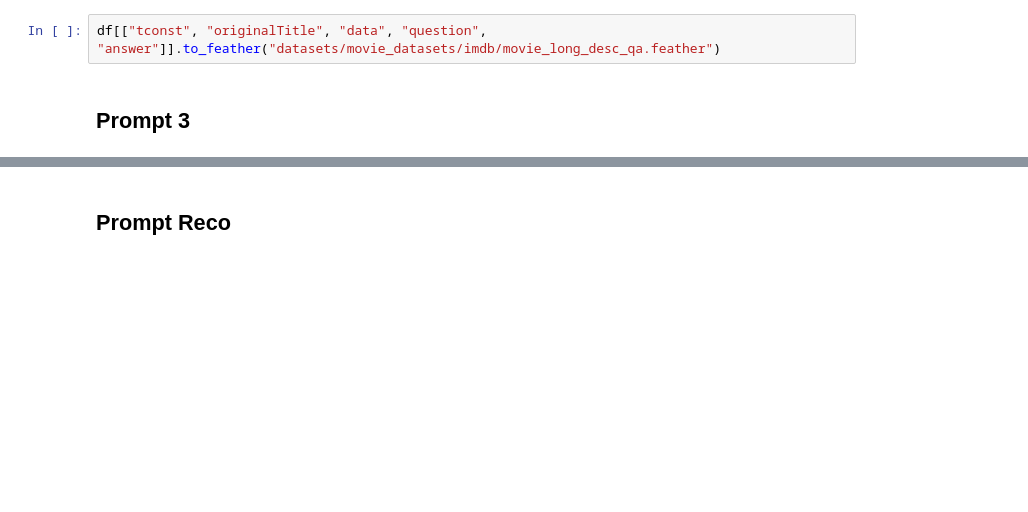
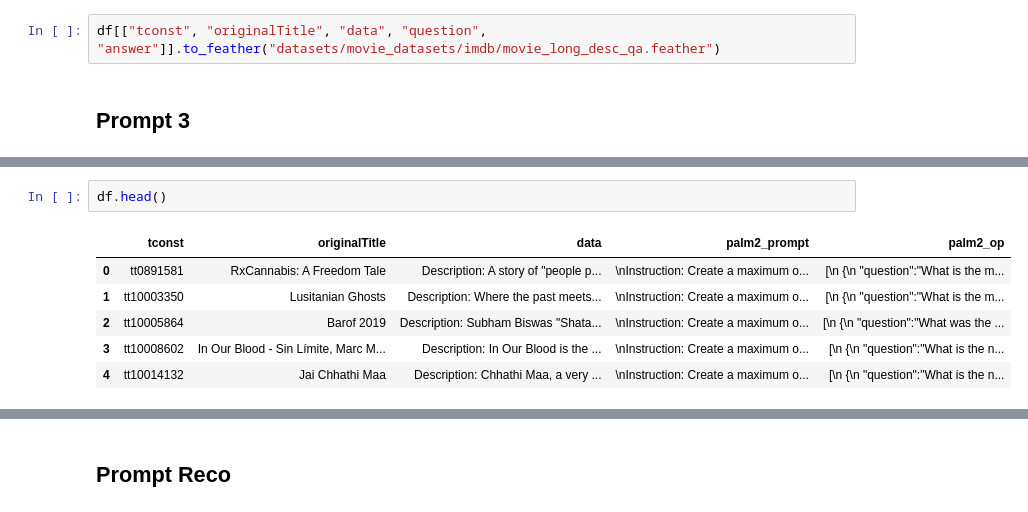
Before and after one commit to smendes2901/movie_chat_bot, a Jupyter notebook: palm2.ipynb, the cells around one changed output, grey strips where cells are left out. Cells and saved outputs as stored; diff of their text form; blank space fills up the shorter version.

```diff
--- a/palm2.ipynb
+++ b/palm2.ipynb
@@ -573,0 +583,9 @@ df = pd.read_feather("datasets/movie_datasets/imdb/palm2_prompt3_long_desc_outpu
+# %%
+df.head()
+# %% [output]
+|  | tconst | originalTitle | data | palm2_prompt | palm2_op |
+| 0 | tt0891581 | RxCannabis: A Freedom Tale | Description: A story of "people p... | \nInstruction: Create a maximum o... | [\n {\n "question":"What is the m... |
+| 1 | tt10003350 | Lusitanian Ghosts | Description: Where the past meets... | \nInstruction: Create a maximum o... | [\n {\n "question":"What is the m... |
+| 2 | tt10005864 | Barof 2019 | Description: Subham Biswas "Shata... | \nInstruction: Create a maximum o... | [\n {\n "question":"What was the ... |
+| 3 | tt10008602 | In Our Blood - Sin Límite, Marc M... | Description: In Our Blood is the ... | \nInstruction: Create a maximum o... | [\n {\n "question":"What is the n... |
+| 4 | tt10014132 | Jai Chhathi Maa | Description: Chhathi Maa, a very ... | \nInstruction: Create a maximum o... | [\n {\n "question":"What is the n... |
```
Also changed, not shown: parts of 17 cells of this notebook, 10 other files.
